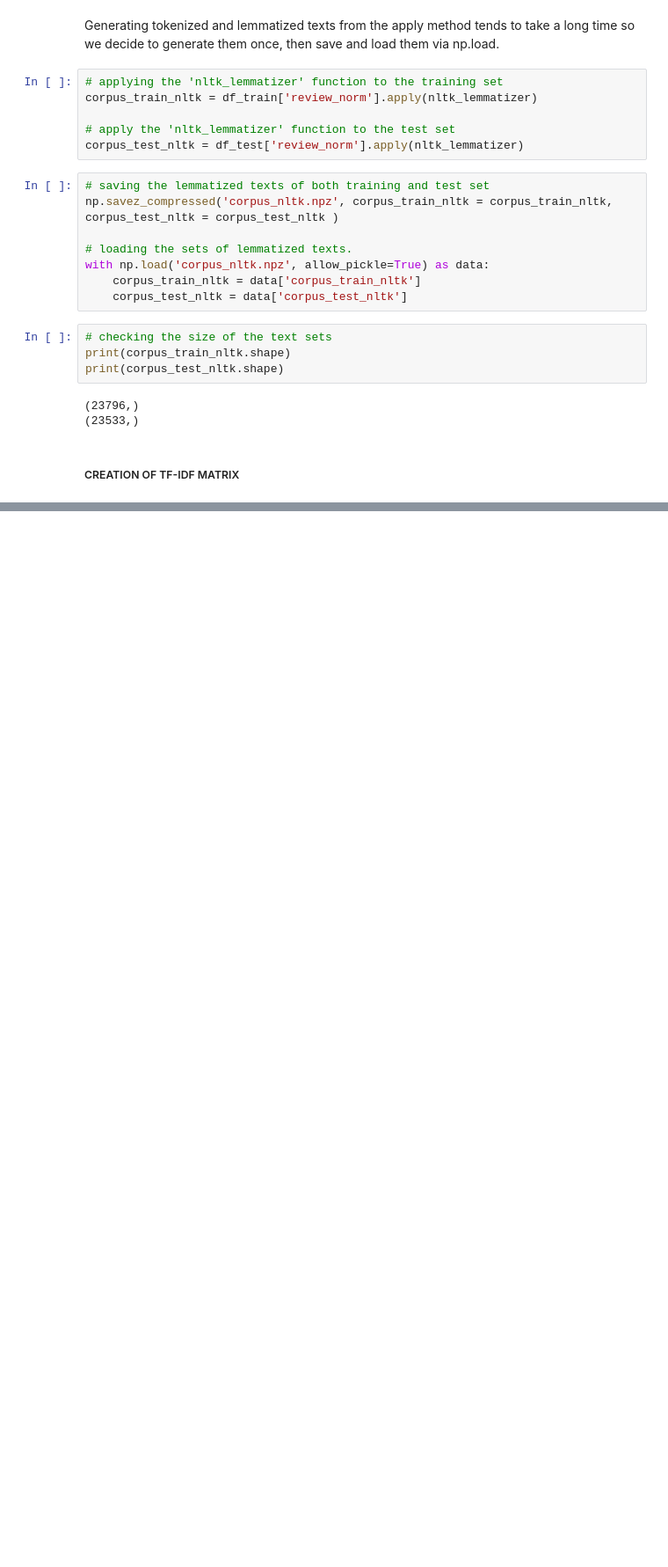
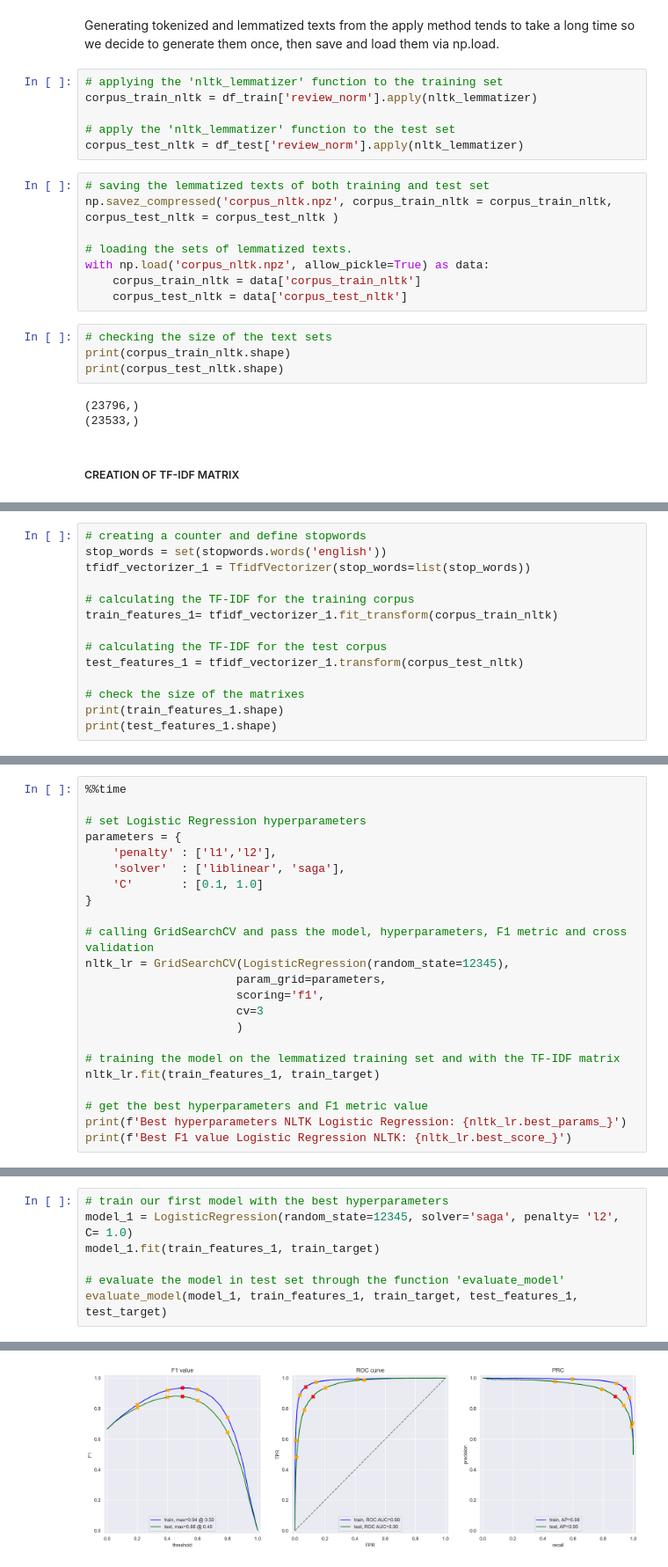
Before and after one commit to Vincent-Ambrose/Movies, a Jupyter notebook: movies.ipynb, the cells around one changed output, grey strips where cells are left out. Shown at 88% size. Saved outputs shown, nothing was run; the diff lists cells and outputs as text; blank space fills up the shorter version.

```diff
--- a/movies.ipynb
+++ b/movies.ipynb
@@ -593,0 +632,14 @@ print(corpus_test_nltk.shape)
+# %%
+# creating a counter and define stopwords
+stop_words = set(stopwords.words('english'))
+tfidf_vectorizer_1 = TfidfVectorizer(stop_words=list(stop_words))
+
+# calculating the TF-IDF for the training corpus
+train_features_1= tfidf_vectorizer_1.fit_transform(corpus_train_nltk)
+
+# calculating the TF-IDF for the test corpus
+test_features_1 = tfidf_vectorizer_1.transform(corpus_test_nltk)
+
+# check the size of the matrixes
+print(train_features_1.shape)
+print(test_features_1.shape)
@@ -593,0 +653,23 @@ print(corpus_test_nltk.shape)
+# %%
+%%time
+
+# set Logistic Regression hyperparameters
+parameters = {
+    'penalty' : ['l1','l2'],
+    'solver'  : ['liblinear', 'saga'],
+    'C'       : [0.1, 1.0]
+}
+
+# calling GridSearchCV and pass the model, hyperparameters, F1 metric and cross validation
+nltk_lr = GridSearchCV(LogisticRegression(random_state=12345),
+                      param_grid=parameters,
+                      scoring='f1',
+                      cv=3
+                      )
+
+# training the model on the lemmatized training set and with the TF-IDF matrix
+nltk_lr.fit(train_features_1, train_target)
+
+# get the best hyperparameters and F1 metric value
+print(f'Best hyperparameters NLTK Logistic Regression: {nltk_lr.best_params_}')
+print(f'Best F1 value Logistic Regression NLTK: {nltk_lr.best_score_}')
@@ -593,0 +681,8 @@ print(corpus_test_nltk.shape)
+# %%
+# train our first model with the best hyperparameters
+model_1 = LogisticRegression(random_state=12345, solver='saga', penalty= 'l2', C= 1.0)
+model_1.fit(train_features_1, train_target)
+
+# evaluate the model in test set through the function 'evaluate_model'
+evaluate_model(model_1, train_features_1, train_target, test_features_1, test_target)
+# %% [output]
@@ -593,0 +694 @@ print(corpus_test_nltk.shape)
+[figure, added]
```
Also changed, not shown: parts of 9 cells of this notebook.
